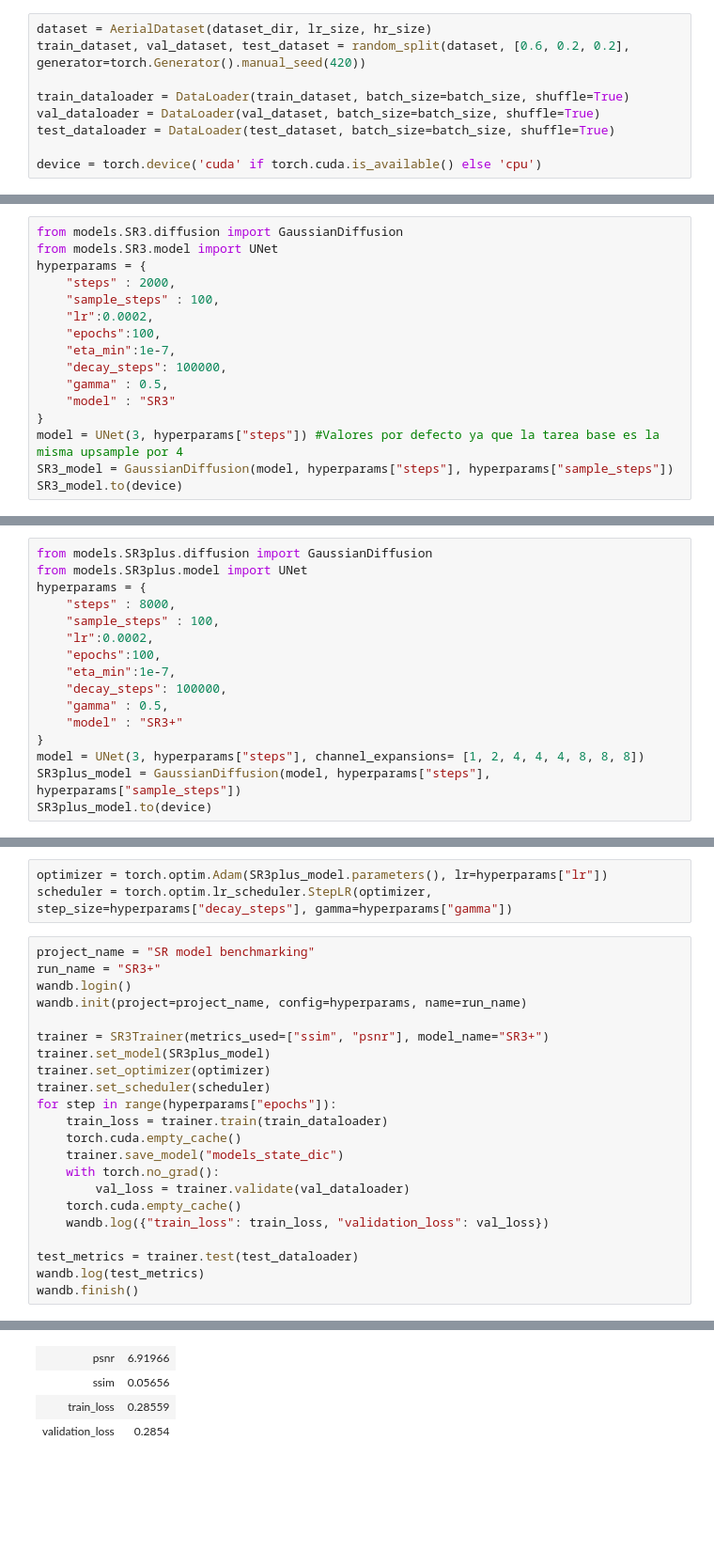
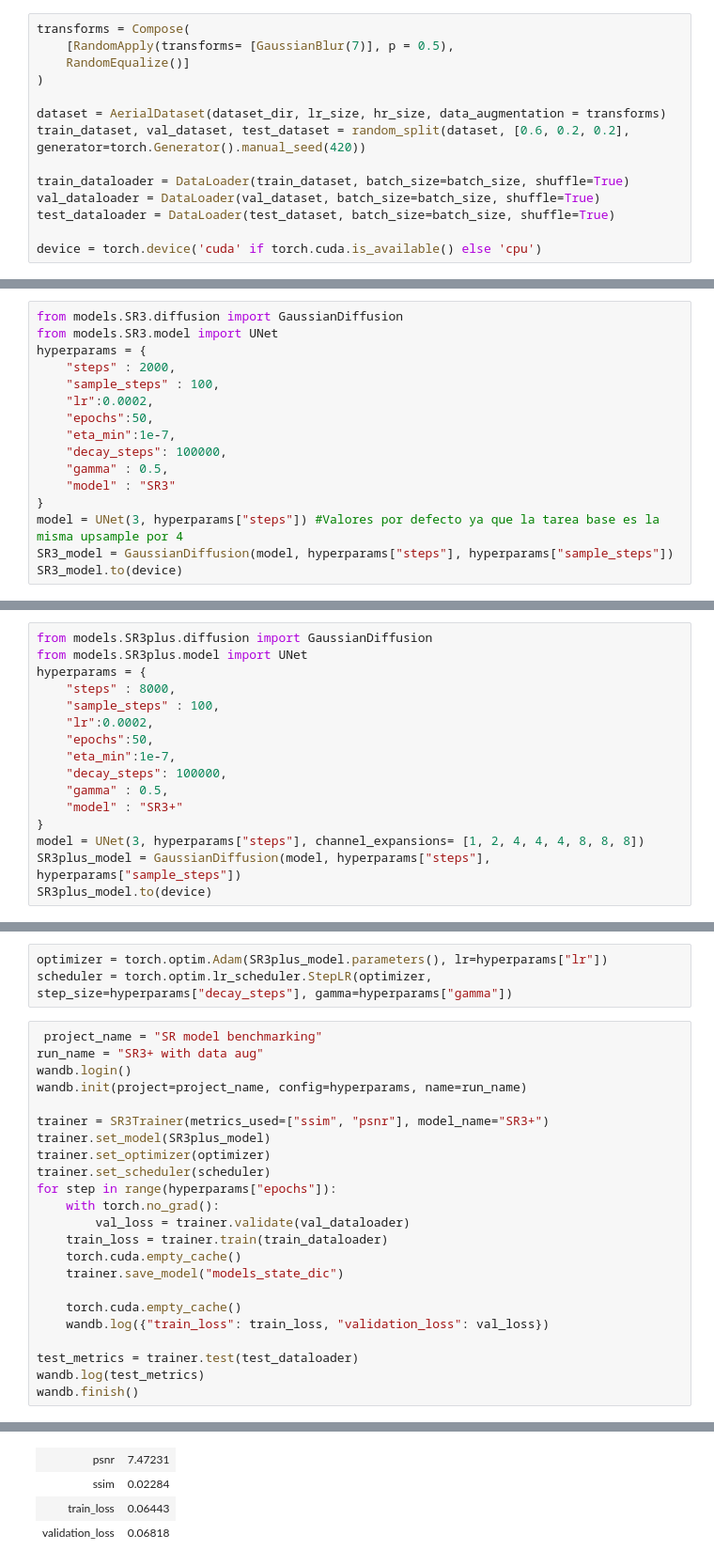
Before and after one commit to Descalabreitor/Satelite-Superresolution-diffusion, a Jupyter notebook: experiments.ipynb, the cells around one changed output, grey strips where cells are left out. Shown at 94% size. Saved outputs shown, nothing was run; the diff lists cells and outputs as text; blank space fills up the shorter version.

Commit message:
Data augmentation

```diff
--- a/experiments.ipynb
+++ b/experiments.ipynb
@@ -27,7 +29,12 @@ hr_size = 256
 batch_size = 16
 dataset_dir = 'E:\\TFG\\air_dataset'
 # %%
-dataset = AerialDataset(dataset_dir, lr_size, hr_size)
+transforms = Compose(
+    [RandomApply(transforms= [GaussianBlur(7)], p = 0.5),
+    RandomEqualize()]
+)
+
+dataset = AerialDataset(dataset_dir, lr_size, hr_size, data_augmentation = transforms)
 train_dataset, val_dataset, test_dataset = random_split(dataset, [0.6, 0.2, 0.2], generator=torch.Generator().manual_seed(420))
 
 train_dataloader = DataLoader(train_dataset, batch_size=batch_size, shuffle=True)
@@ -131,7 +142,7 @@ hyperparams = {
     "steps" : 2000,
     "sample_steps" : 100,
     "lr":0.0002,
-    "epochs":100,
+    "epochs":50,
     "eta_min":1e-7,
     "decay_steps": 100000,
     "gamma" : 0.5,
@@ -207,7 +220,7 @@ hyperparams = {
     "steps" : 8000,
     "sample_steps" : 100,
     "lr":0.0002,
-    "epochs":100,
+    "epochs":50,
     "eta_min":1e-7,
     "decay_steps": 100000,
     "gamma" : 0.5,
@@ -238,8 +251,8 @@ GaussianDiffusion(
 optimizer = torch.optim.Adam(SR3plus_model.parameters(), lr=hyperparams["lr"])
 scheduler = torch.optim.lr_scheduler.StepLR(optimizer, step_size=hyperparams["decay_steps"], gamma=hyperparams["gamma"])
 # %%
-project_name = "SR model benchmarking"
-run_name = "SR3+"
+ project_name = "SR model benchmarking"
+run_name = "SR3+ with data aug"
 wandb.login()
 wandb.init(project=project_name, config=hyperparams, name=run_name)
 
@@ -248,11 +261,12 @@ trainer.set_model(SR3plus_model)
 trainer.set_optimizer(optimizer)
 trainer.set_scheduler(scheduler)
 for step in range(hyperparams["epochs"]):
+    with torch.no_grad():
+        val_loss = trainer.validate(val_dataloader)
     train_loss = trainer.train(train_dataloader)
     torch.cuda.empty_cache()
     trainer.save_model("models_state_dic")
-    with torch.no_grad():
-        val_loss = trainer.validate(val_dataloader)
+
     torch.cuda.empty_cache()
     wandb.log({"train_loss": train_loss, "validation_loss": val_loss})
 
@@ -274,5 +288,5 @@ Run history:
 Run summary:
-| psnr | 6.91966 |
-| ssim | 0.05656 |
-| train_loss | 0.28559 |
-| validation_loss | 0.2854 |
+| psnr | 7.47231 |
+| ssim | 0.02284 |
+| train_loss | 0.06443 |
+| validation_loss | 0.06818 |
```
Also changed, not shown: parts of 4 cells of this notebook, 2 other files.
